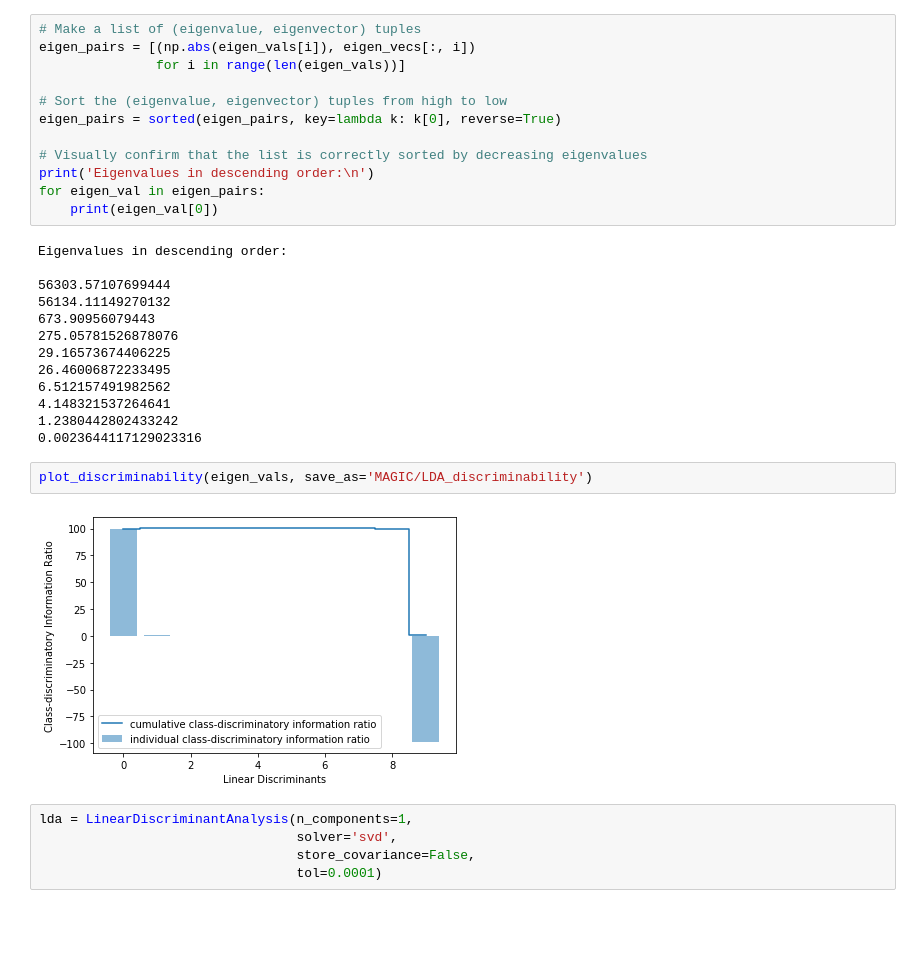
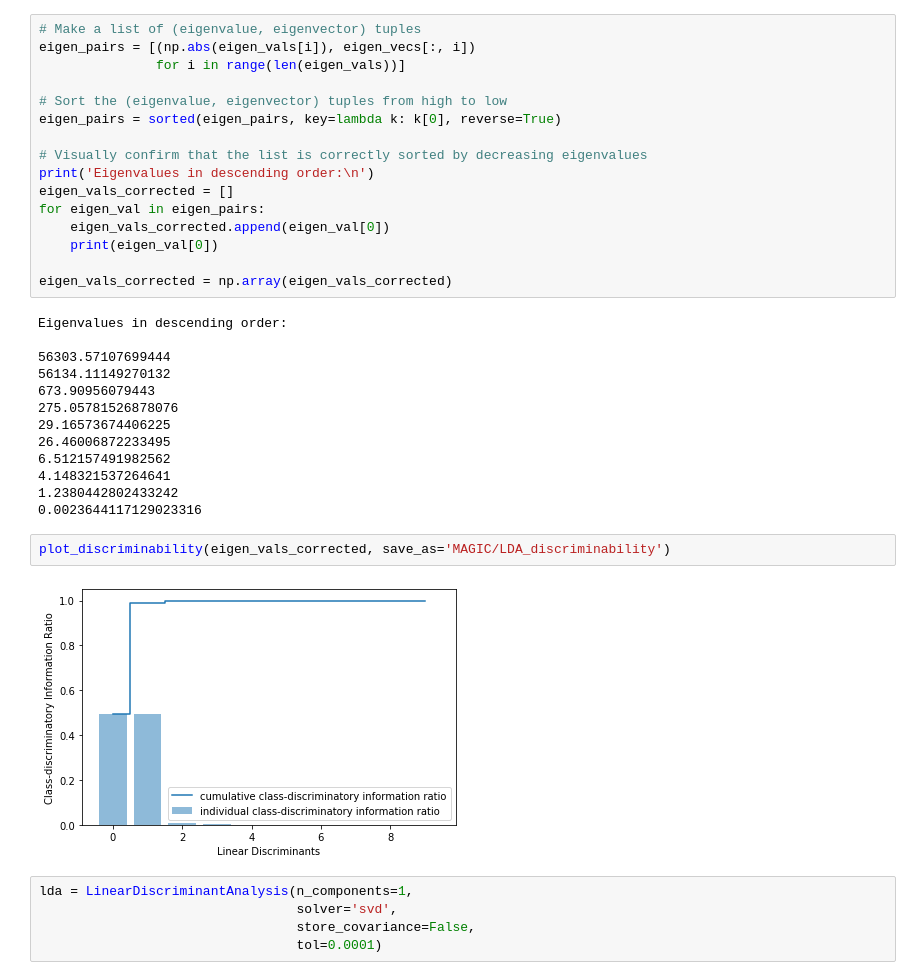
Before and after one commit to sikhoalieng/Machine-Learning, a Jupyter notebook: unsupervised learning/MAGIC - Clustering and DR.ipynb, the cells around one changed output. Cells and saved outputs as stored; diff of their text form; blank space fills up the shorter version.

```diff
--- a/unsupervised learning/MAGIC - Clustering and DR.ipynb
+++ b/unsupervised learning/MAGIC - Clustering and DR.ipynb
@@ -580,8 +580,12 @@ eigen_pairs = sorted(eigen_pairs, key=lambda k: k[0], reverse=True)
 
 # Visually confirm that the list is correctly sorted by decreasing eigenvalues
 print('Eigenvalues in descending order:\n')
+eigen_vals_corrected = []
 for eigen_val in eigen_pairs:
+    eigen_vals_corrected.append(eigen_val[0])
     print(eigen_val[0])
+
+eigen_vals_corrected = np.array(eigen_vals_corrected)
 # %% [output]
 Eigenvalues in descending order:
 
@@ -596,9 +600,9 @@ Eigenvalues in descending order:
 1.2380442802433242
 0.0023644117129023316
 # %%
-plot_discriminability(eigen_vals, save_as='MAGIC/LDA_discriminability')
+plot_discriminability(eigen_vals_corrected, save_as='MAGIC/LDA_discriminability')
 # %% [output]
-[figure, old version]
+[figure, new version]
 # %%
 lda = LinearDiscriminantAnalysis(n_components=1,
                                  solver='svd',
```
Also changed, not shown: 1 other file.
